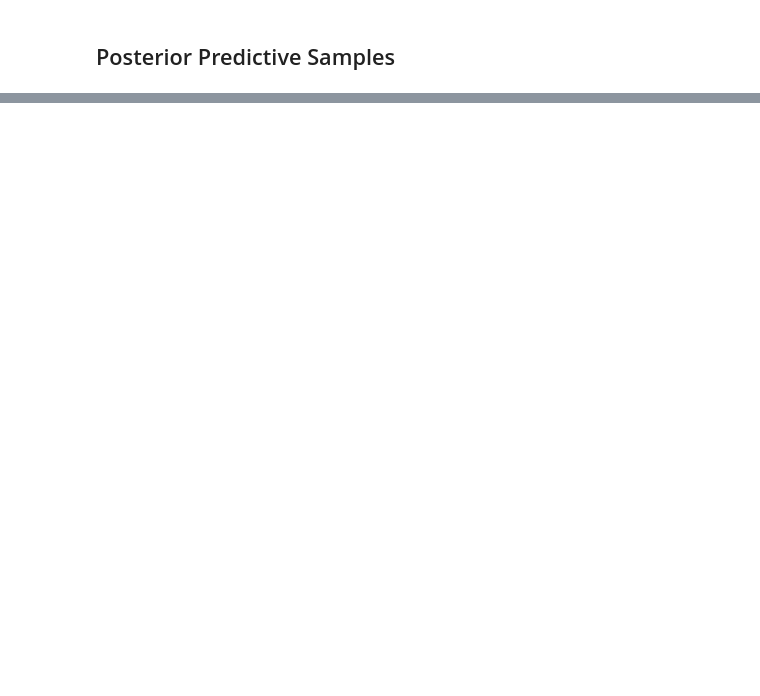
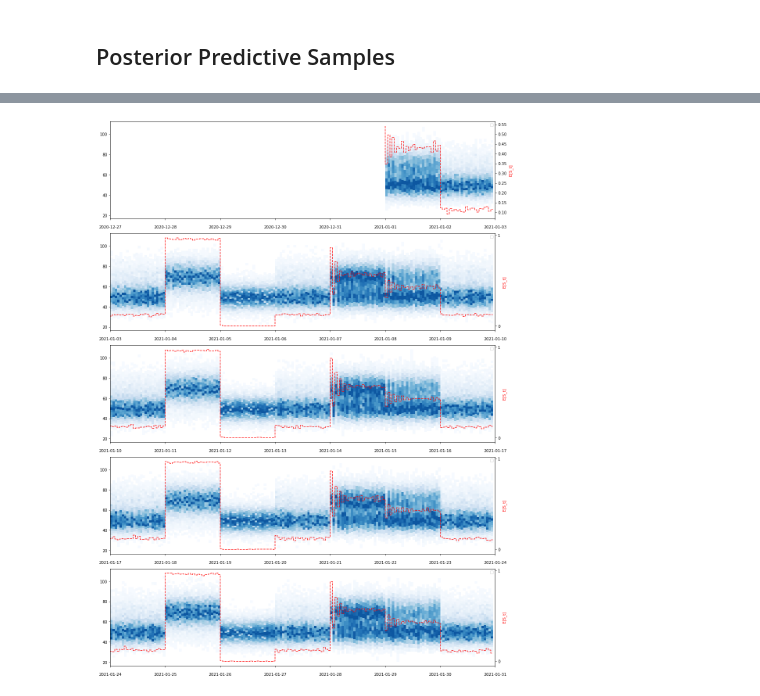
Before and after one commit to AmpersandTV/pymc3-hmm, a Jupyter notebook: examples/poisson_time_varying_example.ipynb, the cells around one changed output, grey strips where cells are left out. Saved outputs shown, nothing was run; the diff lists cells and outputs as text; code cells hidden in the pictures; blank space fills up the shorter version.

```diff
--- a/examples/poisson_time_varying_example.ipynb
+++ b/examples/poisson_time_varying_example.ipynb
@@ -334,0 +351,41 @@ plt.tight_layout()
+# %%
+columns = pd.MultiIndex.from_tuples(
+    [("Y_t", i) for i in range(out_of_sample_pp["Y_t"].shape[0])],
+    names=("var", "sample"),
+)
+
+oos_plot_data = pd.DataFrame(
+    out_of_sample_pp["Y_t"].T,
+    index=pd.date_range(
+        start="1/1/2021", periods=out_of_sample_pp["Y_t"].shape[1], freq="H"
+    ),
+    columns=columns,
+)
+oos_plot_data["E[S_t]"] = out_of_sample_pp["S_t"].mean(0)
+
+
+def plot_fn(ax, data, **kwargs):
+    plot_predictive_histograms(data["Y_t"], axes=ax)
+
+
+axes_split_data = plot_split_timeseries(
+    oos_plot_data,
+    twin_column_name="E[S_t]",
+    twin_plot_kwargs={
+        "color": "red",
+        "drawstyle": "steps",
+        "linestyle": "--",
+        "alpha": 0.9,
+    },
+    figsize=(15, 20),
+    plot_fn=plot_fn,
+)
+
+for (_, twin_ax), _ in axes_split_data:
+    _ = twin_ax.set_ylabel("E[S_t]", color=twin_ax.get_lines()[0].get_color())
+    _ = twin_ax.yaxis.set_major_locator(MaxNLocator(integer=True))
+
+
+plt.tight_layout()
+# %% [output]
+[figure, added]
```
Also changed, not shown: parts of 9 cells of this notebook.
